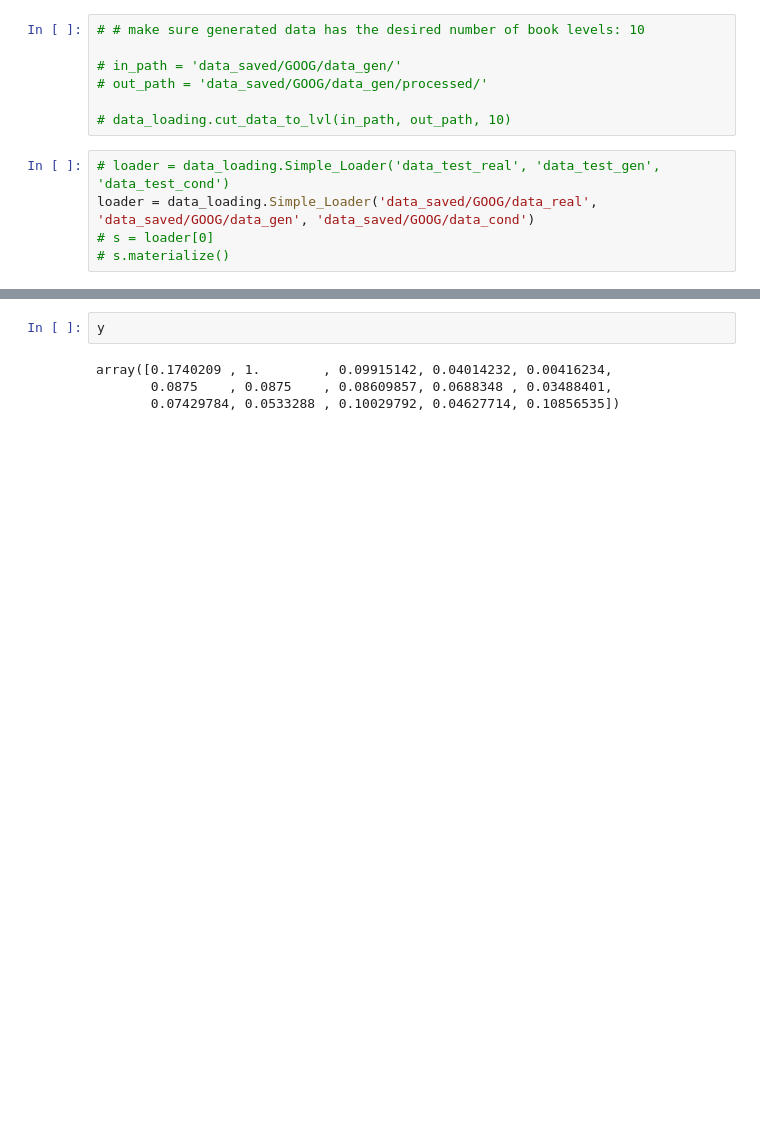
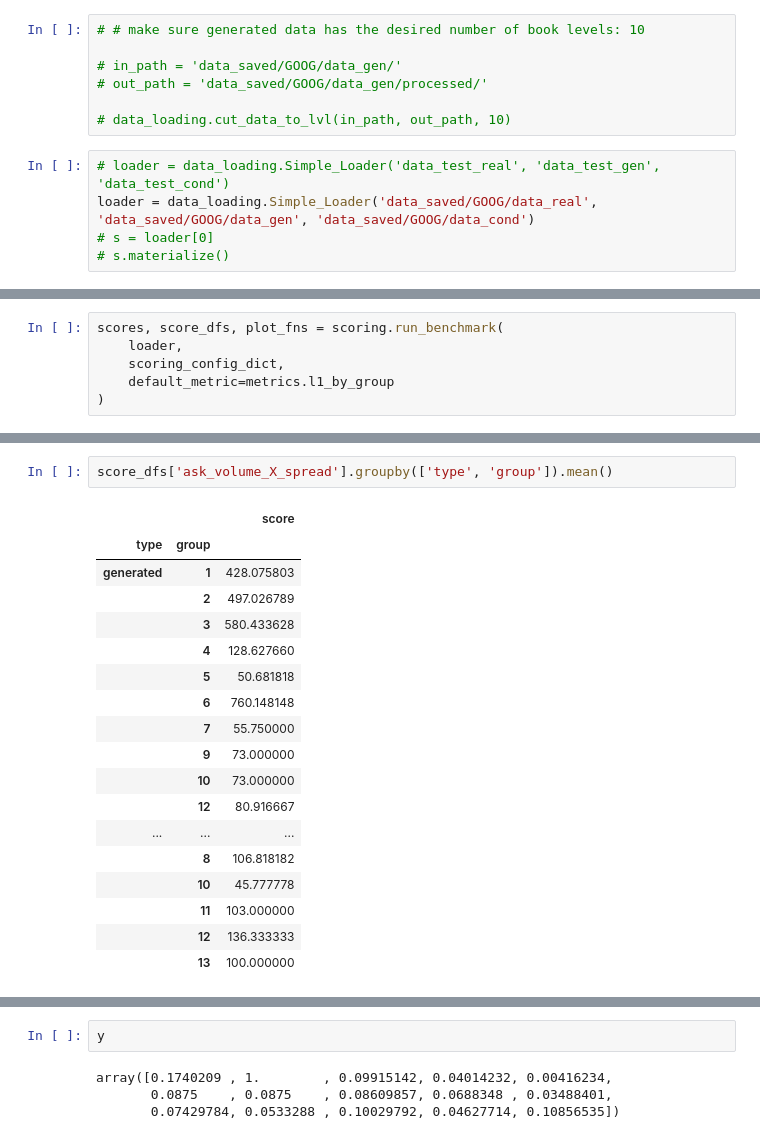
Before and after one commit to peernagy/lob_bench, a Jupyter notebook: benchmark.ipynb, the cells around one changed output, grey strips where cells are left out. Drawn from its saved outputs; the diff is of its cells as text; blank space fills up the shorter version.

```diff
--- a/benchmark.ipynb
+++ b/benchmark.ipynb
@@ -126,0 +142,6 @@ for score_name, score_config in scoring_config_dict.items():
+# %%
+scores, score_dfs, plot_fns = scoring.run_benchmark(
+    loader,
+    scoring_config_dict,
+    default_metric=metrics.l1_by_group
+)
@@ -127,3 +179,24 @@ for score_name, score_config in scoring_config_dict.items():
+# %%
+score_dfs['ask_volume_X_spread'].groupby(['type', 'group']).mean()
+# %% [output]
+|  |  | score |
+| type | group |  |
+| generated | 1 | 428.075803 |
+|  | 2 | 497.026789 |
+|  | 3 | 580.433628 |
+|  | 4 | 128.627660 |
+|  | 5 | 50.681818 |
+|  | 6 | 760.148148 |
+|  | 7 | 55.750000 |
+|  | 9 | 73.000000 |
+|  | 10 | 73.000000 |
+|  | 12 | 80.916667 |
+| ... | ... | ... |
+|  | 8 | 106.818182 |
+|  | 10 | 45.777778 |
+|  | 11 | 103.000000 |
+|  | 12 | 136.333333 |
+|  | 13 | 100.000000 |
 # %%
 scores
 # %% [output]
```
Also changed, not shown: parts of 8 cells of this notebook, 2 other files.
